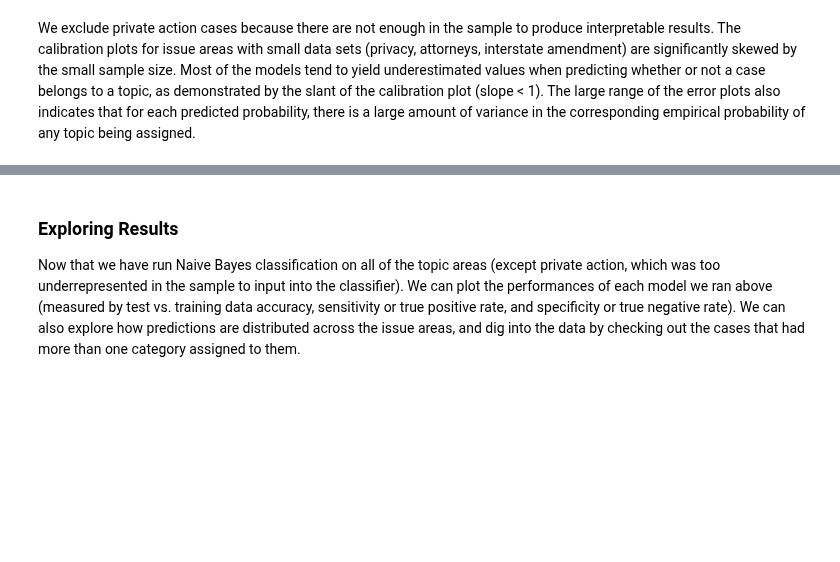
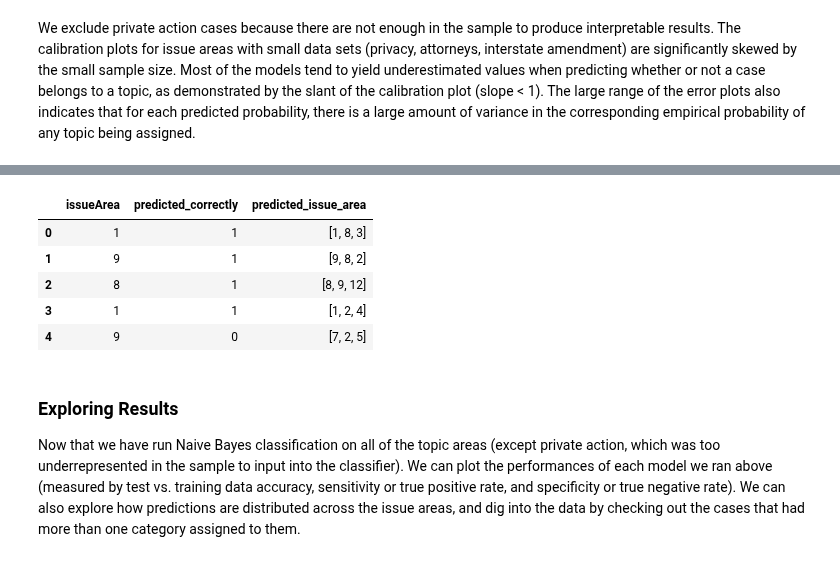
Before and after one commit to yunhanxu/cs109-project, a Jupyter notebook: naive_bayes_classification.ipynb, the cells around one changed output, grey strips where cells are left out. Cells and saved outputs as stored; diff of their text form; code cells hidden in the pictures; blank space fills up the shorter version.

```diff
--- a/naive_bayes_classification.ipynb
+++ b/naive_bayes_classification.ipynb
@@ -528,0 +545,6 @@ We exclude private action cases because there are not enough in the sample to pr
+# %%
+import bottleneck as bn
+
+# make the probabilities into a matrix, take top threee topics associated with max values
+prob_matrix = prob_df.as_matrix()
+prob_issues = map(lambda x: list(bn.argpartsort(x,3)[:3]), prob_matrix)
@@ -529,3 +560,12 @@ We exclude private action cases because there are not enough in the sample to pr
+# %%
+sample_df[["issueArea","predicted_correctly","predicted_issue_area"]].head()
+# %% [output]
+|  | issueArea | predicted_correctly | predicted_issue_area |
+| 0 | 1 | 1 | [1, 8, 3] |
+| 1 | 9 | 1 | [9, 8, 2] |
+| 2 | 8 | 1 | [8, 9, 12] |
+| 3 | 1 | 1 | [1, 2, 4] |
+| 4 | 9 | 0 | [7, 2, 5] |
 # %% [markdown]
 ### Exploring Results
 
```
Also changed, not shown: parts of 4 cells of this notebook.
